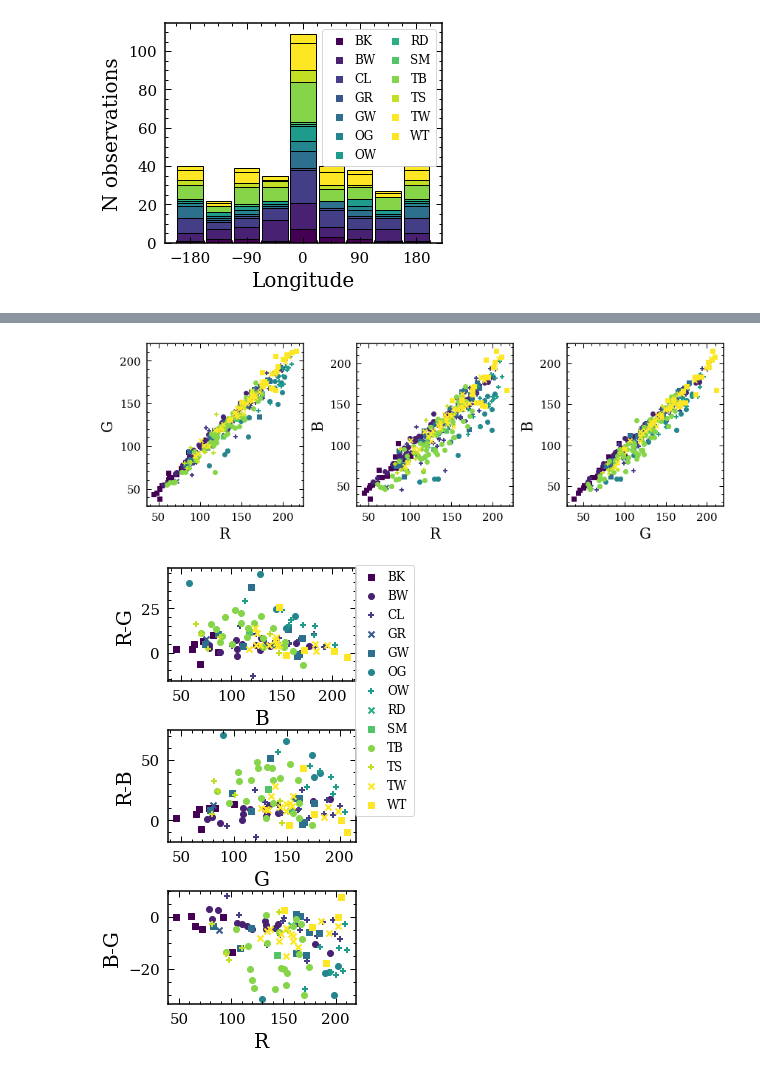
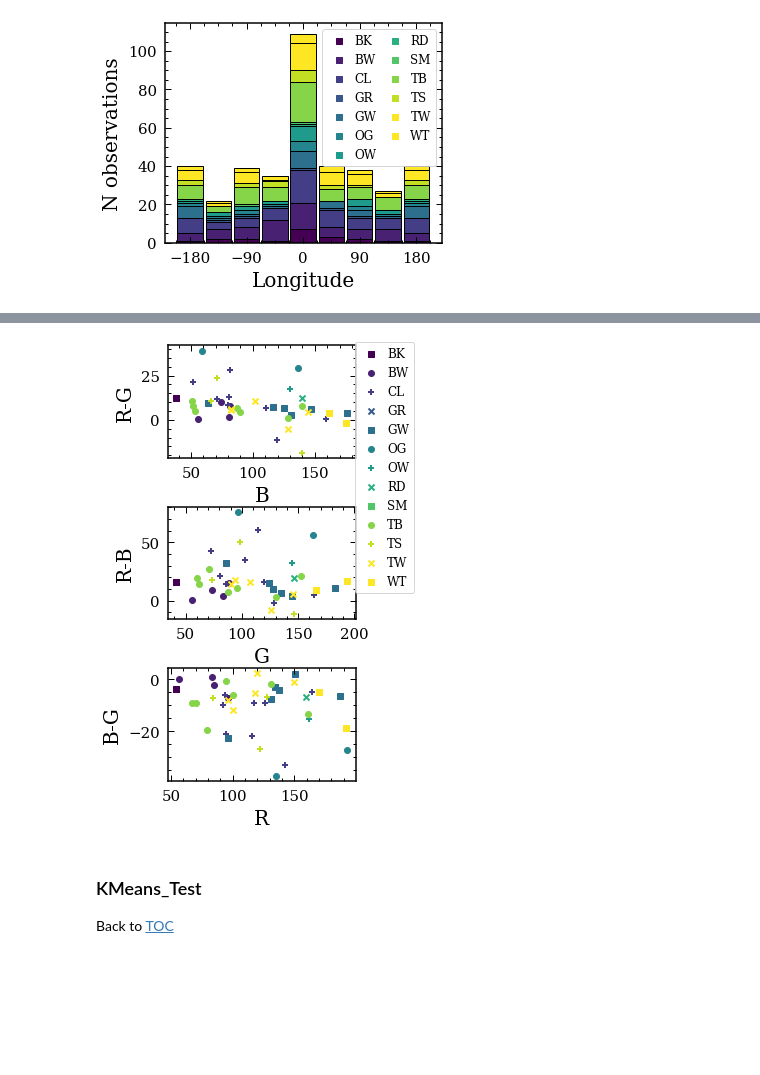
Before and after one commit to lcmayor/floofy-fluxuations, a Jupyter notebook: CatPhases.ipynb, the cells around one changed output, grey strips where cells are left out. Cells and saved outputs as stored; diff of their text form; code cells hidden in the pictures; blank space fills up the shorter version.

Commit message:
update for BR removed images

```diff
--- a/CatPhases.ipynb
+++ b/CatPhases.ipynb
@@ -111,63 +190,42 @@ WT [2 1 2 2 5 3 2 1 2]
 # %%
 with matplotlib.rc_context(context):
-    fig, ax = plt.subplots(1,3, figsize=(12,4))
     symbols = ['s', 'o', '+', 'x']
+    fig, ax = plt.subplots(3,1, figsize=(4.5,7))
     for i,(subtype,color) in enumerate(zip(np.unique(df['type']),colors)):
-        ax[0].scatter(df['R'][df['type']==subtype], df['G'][df['type']==subtype],
-                      color=color, marker=symbols[i%4])
-    ax[0].set_xlabel('R')
-    ax[0].set_ylabel('G')
+        ax[0].scatter(df['B'][(df['type']==subtype) & (df['lon']==180)],
+                      df['R'][(df['type']==subtype) & (df['lon']==180)]-
+                      df['G'][(df['type']==subtype) & (df['lon']==180)],
+                      color=color, marker=symbols[i%4], label=subtype)
+    ax[0].set_ylabel('R-G')
+    ax[0].set_xlabel('B')
 
     for i,(subtype,color) in enumerate(zip(np.unique(df['type']),colors)):
-        ax[1].scatter(df['R'][df['type']==subtype], df['B'][df['type']==subtype],
+        ax[1].scatter(df['G'][(df['type']==subtype) & (df['lon']==180)],
+                      df['R'][(df['type']==subtype) & (df['lon']==180)]-
+                      df['B'][(df['type']==subtype) & (df['lon']==180)],
                       color=color, marker=symbols[i%4])
-    ax[1].set_xlabel('R')
-    ax[1].set_ylabel('B')
+    ax[1].set_ylabel('R-B')
+    ax[1].set_xlabel('G')
 
     for i,(subtype,color) in enumerate(zip(np.unique(df['type']),colors)):
-        ax[2].scatter(df['G'][df['type']==subtype], df['B'][df['type']==subtype],
+        ax[2].scatter(df['R'][(df['type']==subtype) & (df['lon']==180)],
+                      df['B'][(df['type']==subtype) & (df['lon']==180)]-
+                      df['G'][(df['type']==subtype) & (df['lon']==180)],
                       color=color, marker=symbols[i%4])
-    ax[2].set_xlabel('G')
-    ax[2].set_ylabel('B')
+    ax[2].set_ylabel('B-G')
+    ax[2].set_xlabel('R')
     plt.tight_layout()
+    plt.subplots_adjust(left=0.2,right=0.78, hspace=0.43)
+    fig.legend(bbox_to_anchor=[1,0.99], loc='upper right', handletextpad=0.3)
+    plt.savefig('color_mag-180.png', format='png', bbox_to_inches='tight')
     plt.show()
 # %% [output]
-[figure, old version]
+[figure, new version]
-# %%
-with matplotlib.rc_context(context):
-    symbols = ['s', 'o', '+', 'x']
-    fig, ax = plt.subplots(3,1, figsize=(4.5,7))
-    for i,(subtype,color) in enumerate(zip(np.unique(df['type']),colors)):
-        ax[0].scatter(df['B'][(df['type']==subtype) & (df['lon']==0)],
-                      df['R'][(df['type']==subtype) & (df['lon']==0)]-
-                      df['G'][(df['type']==subtype) & (df['lon']==0)],
-                      color=color, marker=symbols[i%4], label=subtype)
-    ax[0].set_ylabel('R-G')
-    ax[0].set_xlabel('B')
-
-    for i,(subtype,color) in enumerate(zip(np.unique(df['type']),colors)):
-        ax[1].scatter(df['G'][(df['type']==subtype) & (df['lon']==0)],
-                      df['R'][(df['type']==subtype) & (df['lon']==0)]-
-                      df['B'][(df['type']==subtype) & (df['lon']==0)],
-                      color=color, marker=symbols[i%4])
-    ax[1].set_ylabel('R-B')
-    ax[1].set_xlabel('G')
-
-    for i,(subtype,color) in enumerate(zip(np.unique(df['type']),colors)):
-        ax[2].scatter(df['R'][(df['type']==subtype) & (df['lon']==0)],
-                      df['B'][(df['type']==subtype) & (df['lon']==0)]-
-                      df['G'][(df['type']==subtype) & (df['lon']==0)],
-                      color=color, marker=symbols[i%4])
-    ax[2].set_ylabel('B-G')
-    ax[2].set_xlabel('R')
-    plt.tight_layout()
-    plt.subplots_adjust(left=0.2,right=0.78, hspace=0.43)
-    fig.legend(bbox_to_anchor=[1,0.99], loc='upper right', handletextpad=0.3)
-    plt.savefig('color_mag.png', format='png', bbox_to_inches='tight')
-    plt.show()
-    #color color of single category and viewing geometry
-# %% [output]
-[figure, removed]
+# %% [markdown]
+<a id='KMeans_Test'></a>
+### KMeans_Test
+
+Back to [TOC](#TOC)
 # %%
 with matplotlib.rc_context(context):
     symbols = ['s', 'o', '+', 'x']
```
Also changed, not shown: parts of 15 cells of this notebook, 3 other files.
